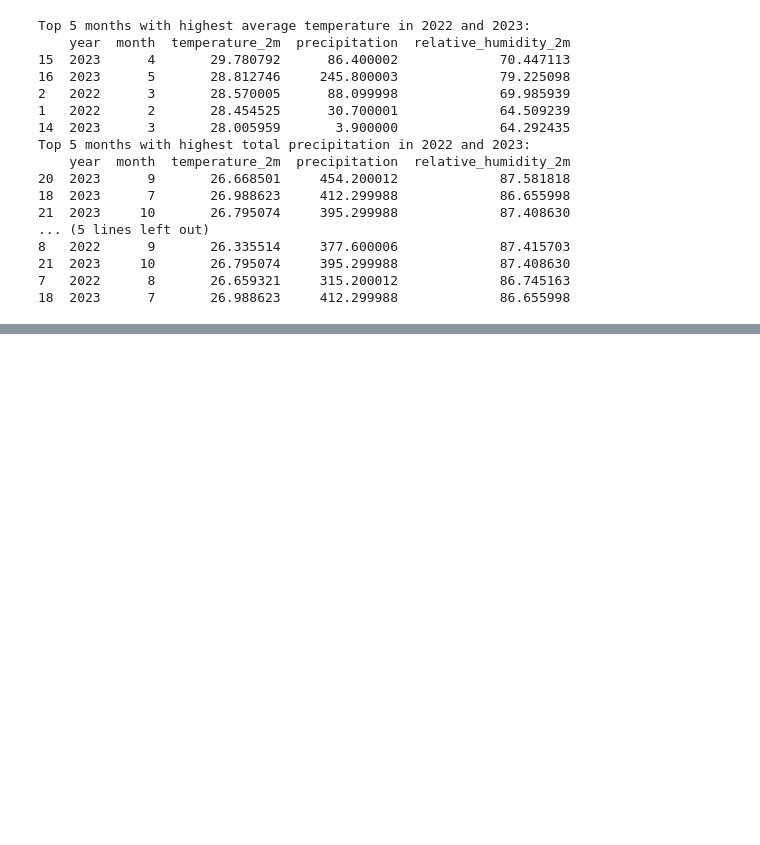
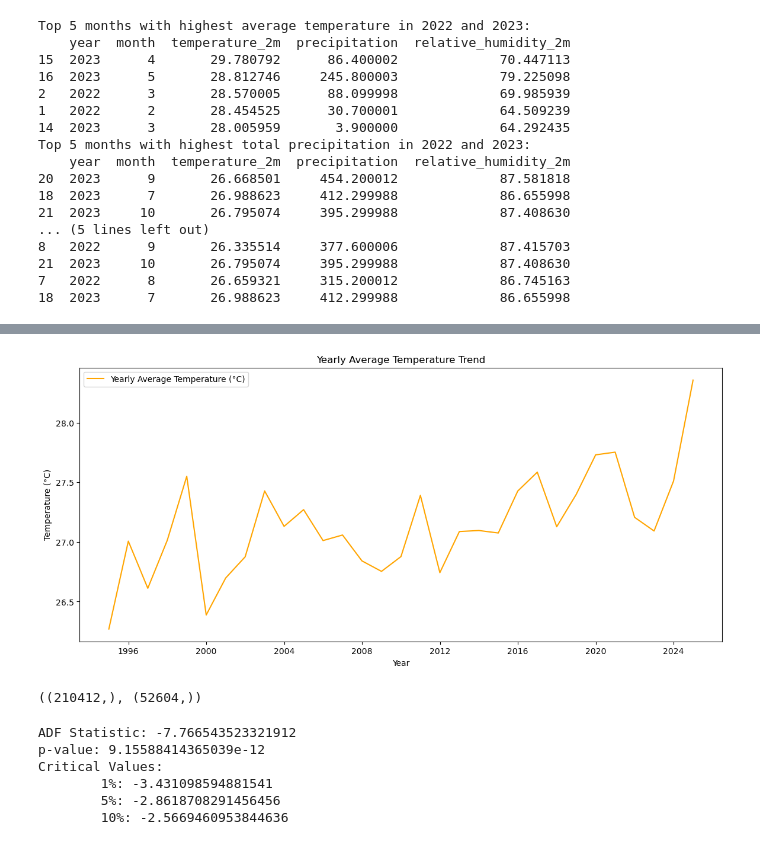
Before and after one commit to ASAPPhat/ML_WeatherForecast, a Jupyter notebook: test.ipynb, the cells around one changed output, grey strips where cells are left out. Saved outputs shown, nothing was run; the diff lists cells and outputs as text; code cells hidden in the pictures; blank space fills up the shorter version.

```diff
--- a/test.ipynb
+++ b/test.ipynb
@@ -466,3 +467,15 @@ Top 5 months with highest total precipitation in 2022 and 2023:
 21  2023     10       26.795074     395.299988             87.408630
 7   2022      8       26.659321     315.200012             86.745163
 18  2023      7       26.988623     412.299988             86.655998
+# %%
+df = pd.read_csv('data.csv')
+# columns_to_drop = [
+#     "rain", "snowfall", "weather_code", "wind_speed_100m",
+#     "wind_direction_100m", "cloud_cover_mid", "cloud_cover_high"
+# ]
+
+
+# df = df.drop(columns= columns_to_drop)
+
+df.columns.tolist()
+# df.to_csv('data.csv', index= False)
@@ -468,0 +500,3 @@ Top 5 months with highest total precipitation in 2022 and 2023:
+# %%
+data = df
+data.head(),data.info()
@@ -468,0 +538,6 @@ Top 5 months with highest total precipitation in 2022 and 2023:
+# %%
+data['date'] = pd.to_datetime(data['date'])
+data.set_index('date', inplace=True)
+# %%
+yearly_data = data['temperature_2m'].resample('Y').mean()
+yearly_data
@@ -468,0 +562,43 @@ Top 5 months with highest total precipitation in 2022 and 2023:
+# %%
+# Plot the temperature over time to observe trends and seasonality
+#plt.switch_backend('TkAgg')
+
+plt.figure(figsize=(14, 6))
+plt.plot(yearly_data, label='Yearly Average Temperature (°C)', color='orange')
+plt.title('Yearly Average Temperature Trend')
+plt.xlabel('Year')
+plt.ylabel('Temperature (°C)')
+plt.legend()
+plt.show()
+# %% [output]
+[figure, added]
+# %%
+from statsmodels.tsa.stattools import adfuller
+target_variable = 'temperature_2m'
+
+
+train_size = int(len(data) * 0.8)
+train_data = data[target_variable][:train_size]
+test_data = data[target_variable][train_size:]
+
+train_data.shape,test_data.shape
+# %% [output]
+((210412,), (52604,))
+# %%
+daily_train_data = train_data.resample('D').mean()
+
+adf_result = adfuller(daily_train_data.dropna())
+r = adf_result
+
+print('ADF Statistic: {}'.format(r[0]))
+print('p-value: {}'.format(r[1]))
+print('Critical Values:')
+for key, value in r[4].items():
+    print('\t{}: {}'.format(key, value))
+# %% [output]
+ADF Statistic: -7.766543523321912
+p-value: 9.15588414365039e-12
+Critical Values:
+        1%: -3.431098594881541
+        5%: -2.8618708291456456
+        10%: -2.5669460953844636
```
Also changed, not shown: parts of 13 cells of this notebook, 3 other files.
